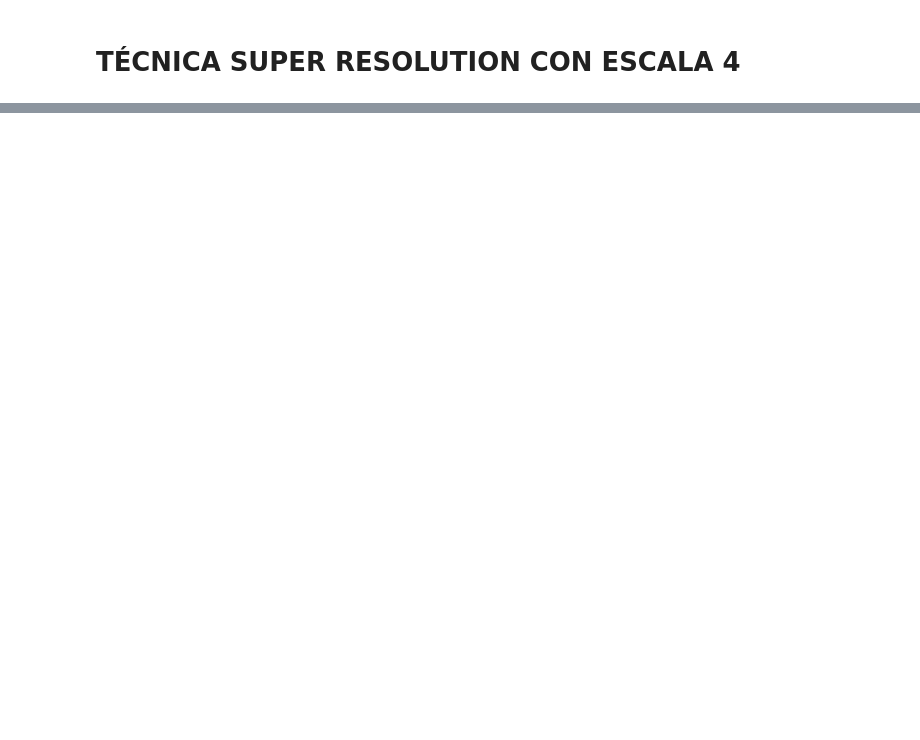
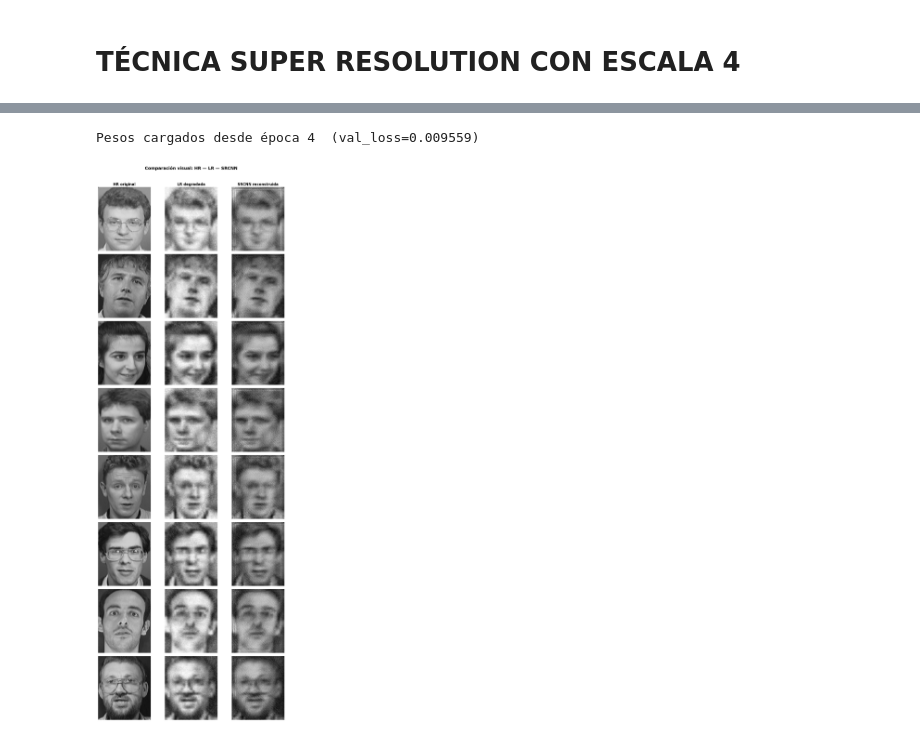
Before and after one commit to Abel214/Mora_Abel_face-recognition-ML, a Jupyter notebook: practica_SR_escala4.ipynb, the cells around one changed output, grey strips where cells are left out. Drawn from its saved outputs; the diff is of its cells as text; code cells hidden in the pictures; blank space fills up the shorter version.

```diff
--- a/practica_SR_escala4.ipynb
+++ b/practica_SR_escala4.ipynb
@@ -57,0 +379,62 @@ print(f'   LR_DIR  existe: {LR_DIR.exists()}')
+# %%
+# ── Cargar pesos guardados ─────────────────────────────────────────────────
+checkpoint = torch.load(WEIGHTS_PATH, map_location=DEVICE)
+model.load_state_dict(checkpoint['model_state'])
+model.eval()
+print(f'Pesos cargados desde época {checkpoint["epoch"]}  '
+      f'(val_loss={checkpoint["val_loss"]:.6f})')
+
+
+# ── Función de inferencia sobre una imagen ─────────────────────────────────
+@torch.no_grad()
+def reconstruct(model, lr_tensor, device):
+    """
+    lr_tensor: (1, H, W) float32 en [0,1]
+    Devuelve: numpy array (H, W) uint8
+    """
+    inp = lr_tensor.unsqueeze(0).to(device)
+    out = model(inp)
+    out = torch.clamp(out, 0.0, 1.0)
+    return (out.squeeze().cpu().numpy() * 255).astype(np.uint8)
+
+
+def tensor_to_uint8(t):
+    """(1,H,W) float32 → (H,W) uint8"""
+    return (t.squeeze().numpy() * 255).astype(np.uint8)
+
+
+# ── Seleccionar imágenes de prueba (una por sujeto, hasta 8) ───────────────
+N_SHOW = 8
+test_indices = random.sample(range(len(full_dataset)), min(N_SHOW, len(full_dataset)))
+
+fig, axes = plt.subplots(N_SHOW, 3, figsize=(10, 3.2 * N_SHOW))
+if N_SHOW == 1:
+    axes = axes[np.newaxis, :]
+
+col_titles = ['HR original', 'LR degradada', 'SRCNN reconstruida']
+for col, title in enumerate(col_titles):
+    axes[0, col].set_title(title, fontsize=12, fontweight='bold')
+
+for row, idx in enumerate(test_indices):
+    lr_t, hr_t = full_dataset[idx]
+
+    hr_np = tensor_to_uint8(hr_t)
+    lr_np = tensor_to_uint8(lr_t)
+    sr_np = reconstruct(model, lr_t, DEVICE)
+
+    subject_name = full_dataset.pairs[idx][0].parent.name
+    file_name    = full_dataset.pairs[idx][0].stem
+
+    for col, img in enumerate([hr_np, lr_np, sr_np]):
+        axes[row, col].imshow(img, cmap='gray', vmin=0, vmax=255)
+        axes[row, col].axis('off')
+
+    axes[row, 0].set_ylabel(f'{subject_name}/{file_name}', rotation=90,
+                            fontsize=8, labelpad=4)
+
+plt.suptitle('Comparación visual: HR — LR — SRCNN', fontsize=14, fontweight='bold', y=1.01)
+plt.tight_layout()
+plt.show()
+# %% [output]
+Pesos cargados desde época 4  (val_loss=0.009559)
+[figure, added]
```
Also changed, not shown: parts of 9 cells of this notebook.
